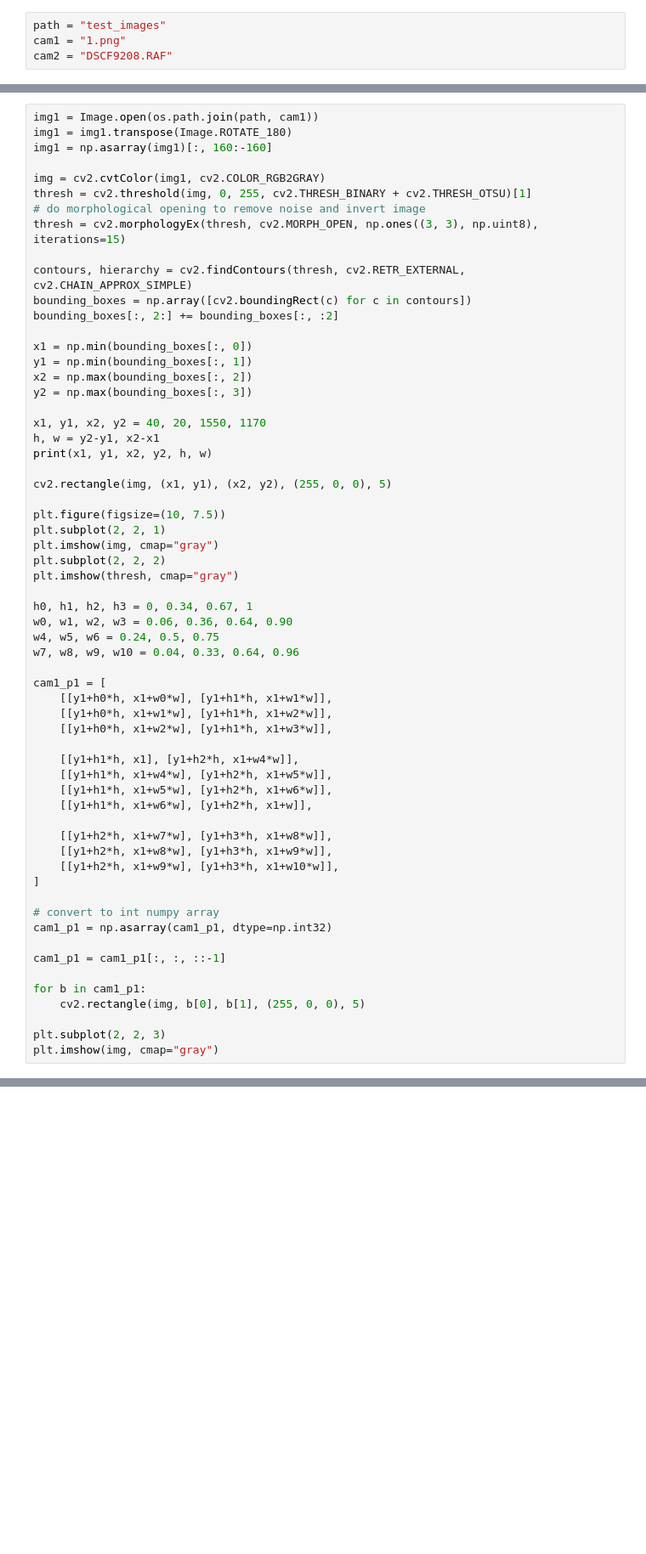
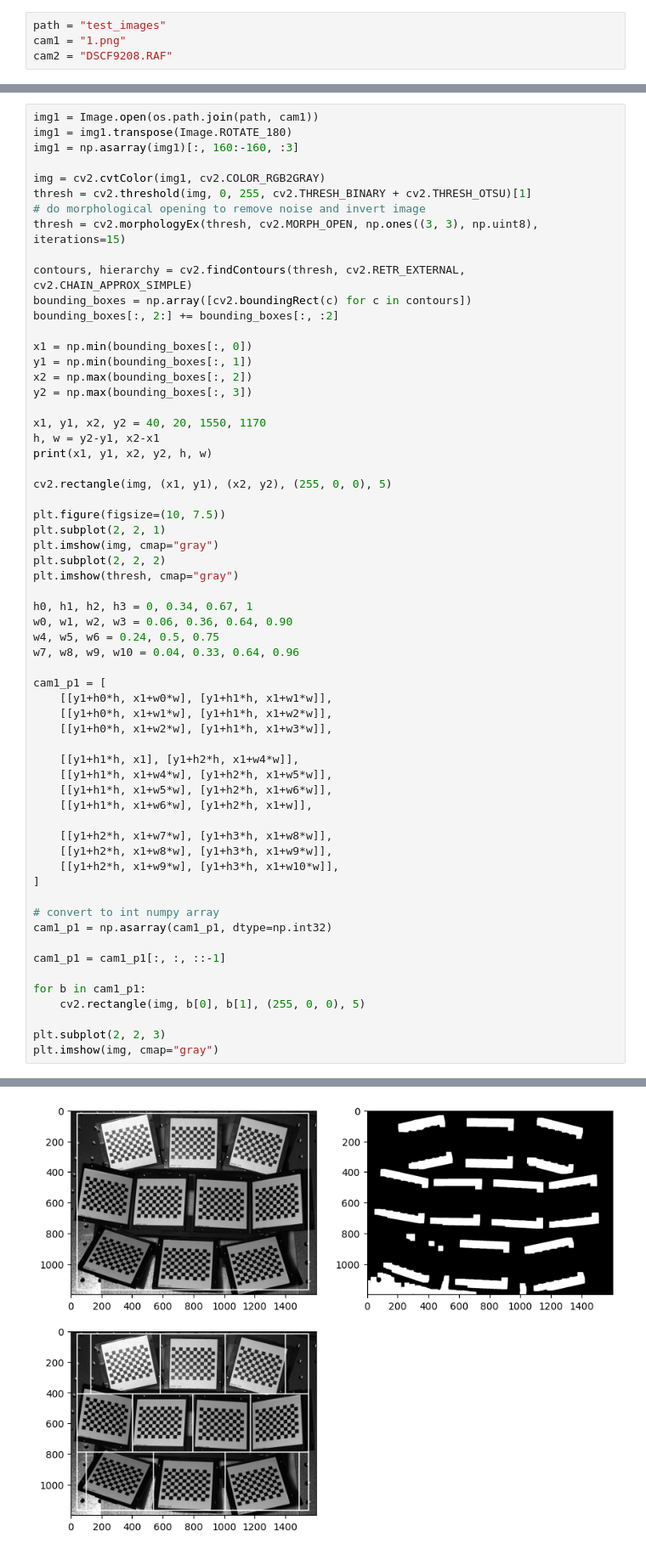
Before and after one commit to rongtianjie/easy_calibrate, a Jupyter notebook: easy_calibrate.ipynb, the cells around one changed output, grey strips where cells are left out. Shown at 85% size. Cells and saved outputs as stored; diff of their text form; blank space fills up the shorter version.

```diff
--- a/easy_calibrate.ipynb
+++ b/easy_calibrate.ipynb
@@ -48,7 +48,7 @@ def rgb_to_srgb(image, max_value = -1):
 # %%
 img1 = Image.open(os.path.join(path, cam1))
 img1 = img1.transpose(Image.ROTATE_180)
-img1 = np.asarray(img1)[:, 160:-160]
+img1 = np.asarray(img1)[:, 160:-160, :3]
 
 img = cv2.cvtColor(img1, cv2.COLOR_RGB2GRAY)
 thresh = cv2.threshold(img, 0, 255, cv2.THRESH_BINARY + cv2.THRESH_OTSU)[1]
@@ -106,3 +106,4 @@ for b in cam1_p1:
 
 plt.subplot(2, 2, 3)
 plt.imshow(img, cmap="gray")
+# %% [output]
@@ -109,3 +112,4 @@ plt.imshow(img, cmap="gray")
+[figure, added]
 # %%
 img2 = rawpy.imread(os.path.join(path, cam2)).postprocess(use_camera_wb=True, no_auto_bright=True, output_bps=8)[:8733, :11644]
 # increase img contrast
```
Also changed, not shown: parts of 4 cells of this notebook, 1 other file.
